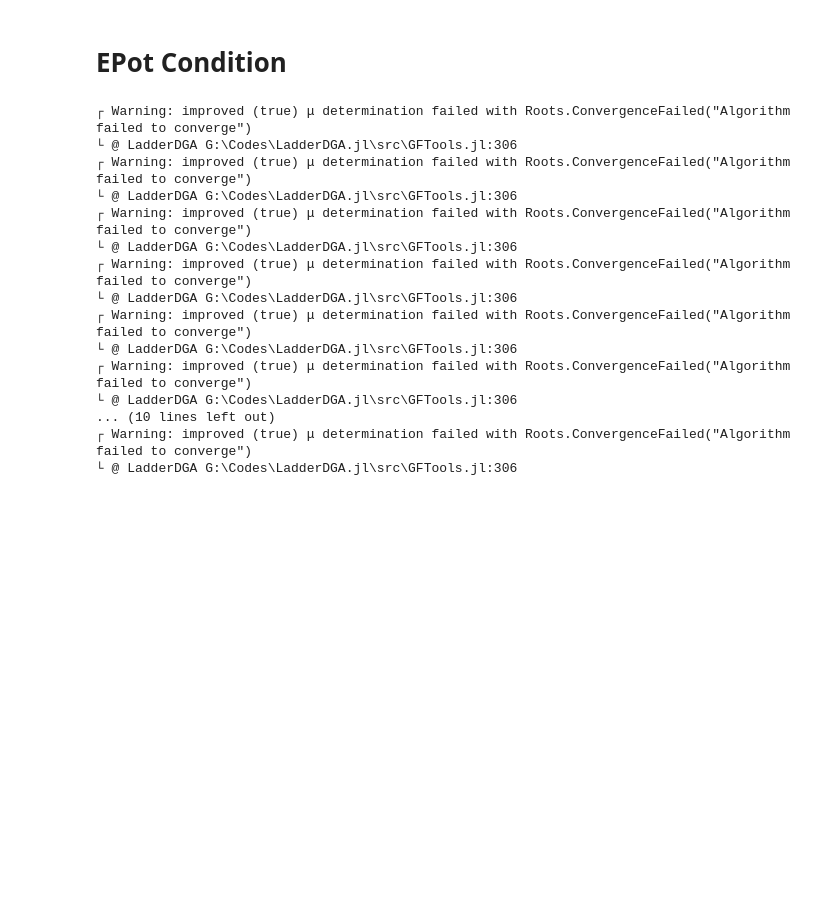
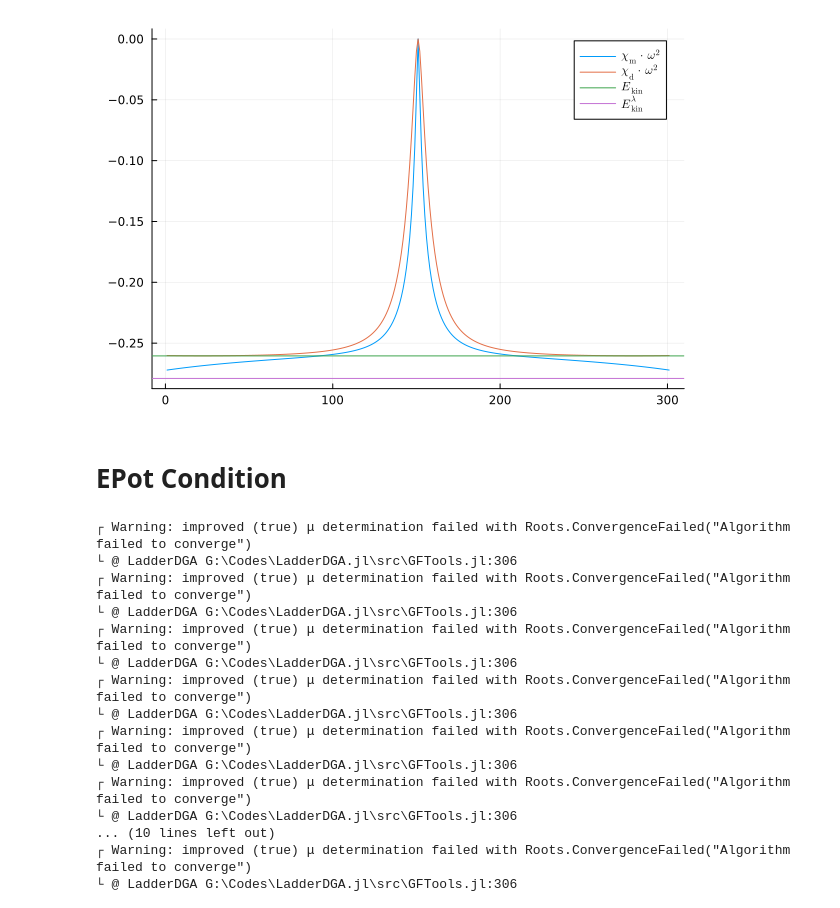
Before and after one commit to Atomtomate/LadderDGA.jl, a Jupyter notebook: notebooks/LambdaCorrections_RootsTests.ipynb, the cells around one changed output. Saved outputs shown, nothing was run; the diff lists cells and outputs as text; code cells hidden in the pictures; blank space fills up the shorter version.

```diff
--- a/notebooks/LambdaCorrections_RootsTests.ipynb
+++ b/notebooks/LambdaCorrections_RootsTests.ipynb
@@ -33,3 +22,7 @@ se_tmp = calc_Σ(χm, γm, χd, γd, λ₀, lDGAhelper);
 xr = collect(axes(se_tmp,2))
 iν_arr = LadderDGA.iν_array(beta, xr)
 gimp = lDGAhelper.gImp[1,xr];
+# %%
+ω2 = [-((2*n)*π/lDGAhelper.mP.β)^2 for n in -lDGAhelper.sP.n_iω:lDGAhelper.sP.n_iω];
+ttt = kintegrate(lDGAhelper.kG, χm, 1)[1,:];
+ttt2 = kintegrate(lDGAhelper.kG, χd, 1)[1,:];
@@ -48,3 +241,14 @@ res_dm =  LadderDGA.LambdaCorrection.λdm_correction(χm,γm,χd, γd,λ₀, lDG
+# %%
+χm_λ = χ_λ(χm, res_dm.λm)
+χd_λ = χ_λ(χd, res_dm.λd);
+χ_Ekin_2_m = kintegrate(lDGAhelper.kG, χm_λ, 1)[1,:];
+χ_Ekin_2_d = kintegrate(lDGAhelper.kG, χd_λ, 1)[1,:];
+plot(χ_Ekin_2_m .* ω2, label=L"\chi_\mathrm{m} \cdot \omega^2")
+plot!(χ_Ekin_2_d .* ω2, label=L"\chi_\mathrm{d} \cdot \omega^2")
+hline!([lDGAhelper.mP.Ekin_1Pt], label=L"E_\mathrm{kin}")
+hline!([res_dm.EKin_p1], label=L"E^{\lambda}_\mathrm{kin}")
+# %% [output]
+[figure, added]
 # %%
 res_dm_sc =  LadderDGA.LambdaCorrection.λdm_sc_correction(χm,γm,χd, γd,λ₀, lDGAhelper; tc=ΣTail_EoM)
 # %% [markdown]
```
Also changed, not shown: parts of 26 cells of this notebook, 23 other files.
